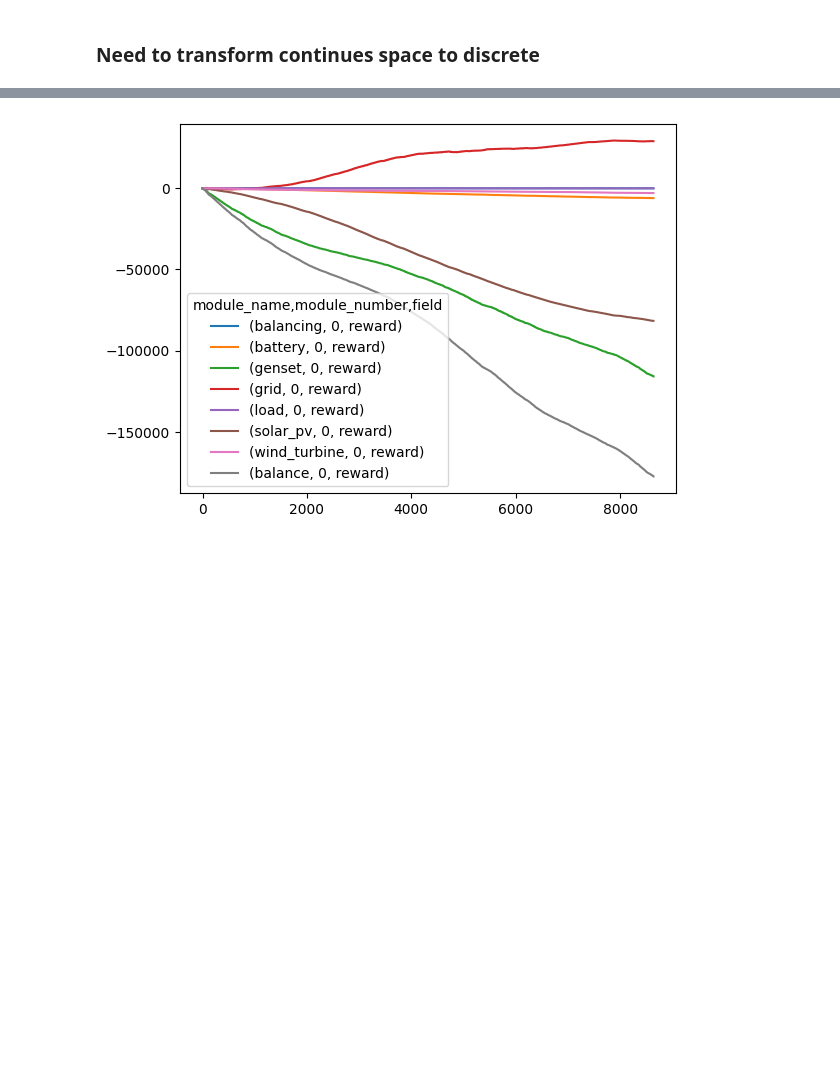
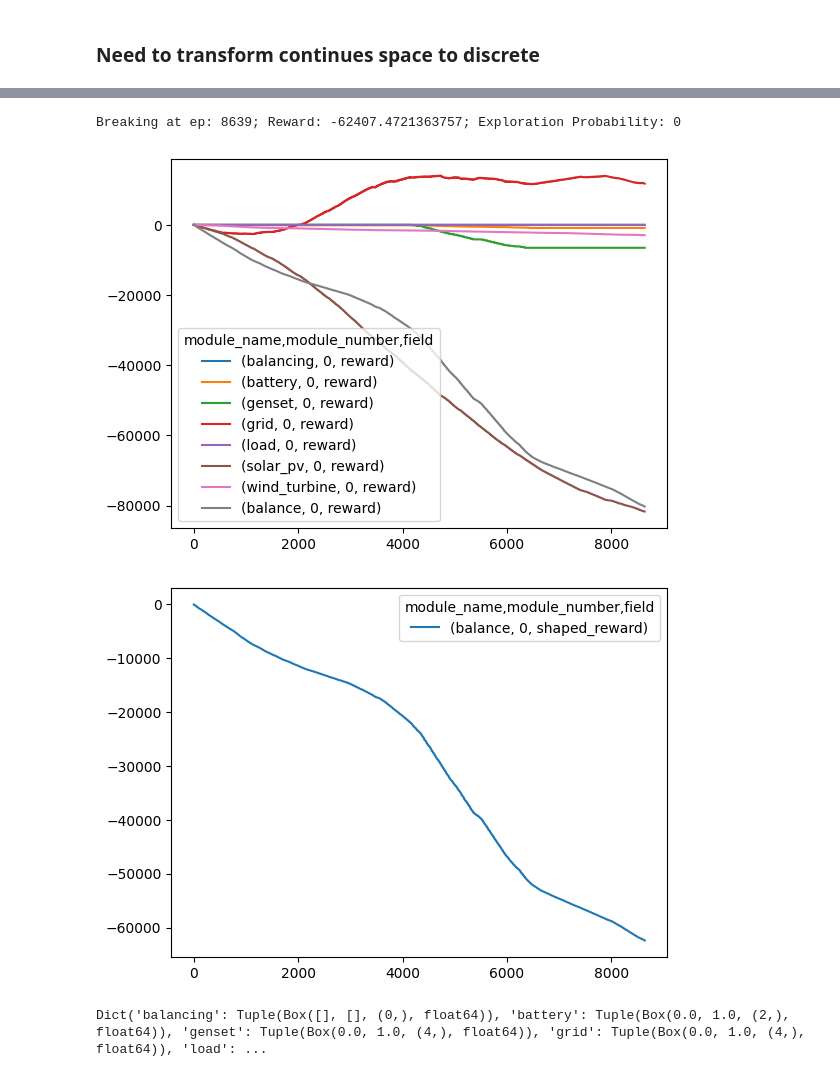
Before and after one commit to lgcharpe/the_gROKe_policy, a Jupyter notebook: jupyter_notebooks/attempt.ipynb, the cells around one changed output, grey strips where cells are left out. Drawn from its saved outputs; the diff is of its cells as text; code cells hidden in the pictures; blank space fills up the shorter version.

```diff
--- a/jupyter_notebooks/attempt.ipynb
+++ b/jupyter_notebooks/attempt.ipynb
@@ -152,7 +404,7 @@ battery = BatteryModule(
 )
 print(battery)
 
-gas_turbine_generator = GensetModule(
+gas_turbine_generator = GensetModuleDiscrete(
     running_min_production=0,
     running_max_production=600,
     genset_cost=0.55
@@ -184,7 +436,7 @@ co2 = np.zeros(len(buy_price))
 
 time_grid = np.concatenate([buy_price[:, None], sell_price[:, None], co2[:, None]], axis=1)
 
-grid = GridModule(
+grid = GridModuleCustom(
     time_series=time_grid,
     max_export=10000,
     max_import=10000
@@ -199,7 +451,7 @@ load = LoadModule(
 print(load)
 
 modules = [
-    battery,
+    #battery,
     gas_turbine_generator,
     ("solar_pv", solar_pv),
     ("wind_turbine", wind_turbine),
@@ -215,7 +523,7 @@ LoadModule(time_series=<class 'numpy.ndarray'>, forecaster=NoForecaster, forecas
 # %% [markdown]
 # Reinforcement learning approach, Q learning
 # %%
-microgrid = DiscreteMicrogridEnv(modules=modules)
+microgrid = Microgrid2(modules=modules, reward_shaping_func=cost_function, add_unbalanced_module=False)
 n_episodes = 8640
 max_iter_episode = 1
 exploration_proba = 1
@@ -224,3 +532,5 @@ min_exploration_proba = 0.01
 gamma = 0.99
 lr = 0.1
 rewards_per_episode = list()
+# %%
+microgrid.run({"genset": 1, "solar_pv": 1, "wind_turbine": 1})
@@ -265,5 +607,37 @@ Breaking at ep: 8639
+# %%
+exploration_proba = 0
+discrete_state = get_discrete_state(microgrid.reset())
+for e in range(n_episodes):
+    done = False
+    if np.random.uniform(0,1) < exploration_proba:
+        action = microgrid.action_space.sample()
+    else:
+        action = np.argmax(q_table[discrete_state])
+
+    observation, reward, done, info = microgrid.step(action)
+    new_discrete_state = get_discrete_state(observation)
+
+    max_future_q = np.max(q_table[new_discrete_state])
+    current_q = q_table[discrete_state + (action,)]
+
+
+    new_q = (1 - lr) * current_q + lr * (reward + gamma * max_future_q)
+    q_table[discrete_state + (action,)] = new_q
+    discrete_state = new_discrete_state
+
+    if done:
+        print(f"Breaking at ep: {e}; Reward: {microgrid.log.loc[:, pd.IndexSlice['balance', :, 'shaped_reward']].sum().iloc[0]}; Exploration Probability: {exploration_proba}")
+        break
+# %% [output]
+Breaking at ep: 8639; Reward: -62407.4721363757; Exploration Probability: 0
 # %%
 microgrid.log.loc[:, pd.IndexSlice[:, :, "reward"]].cumsum().plot()
+microgrid.log.loc[:, pd.IndexSlice["balance", :, "shaped_reward"]].cumsum().plot()
 plt.show()
 # %% [output]
-[figure, old version]
+[figure, new version]
+[figure, added]
+# %%
+microgrid.observation_space
+# %% [output]
+Dict('balancing': Tuple(Box([], [], (0,), float64)), 'battery': Tuple(Box(0.0, 1.0, (2,), float64)), 'genset': Tuple(Box(0.0, 1.0, (4,), float64)), 'grid': Tuple(Box(0.0, 1.0, (4,), float64)), 'load': ...
```
Also changed, not shown: parts of 25 cells of this notebook.
